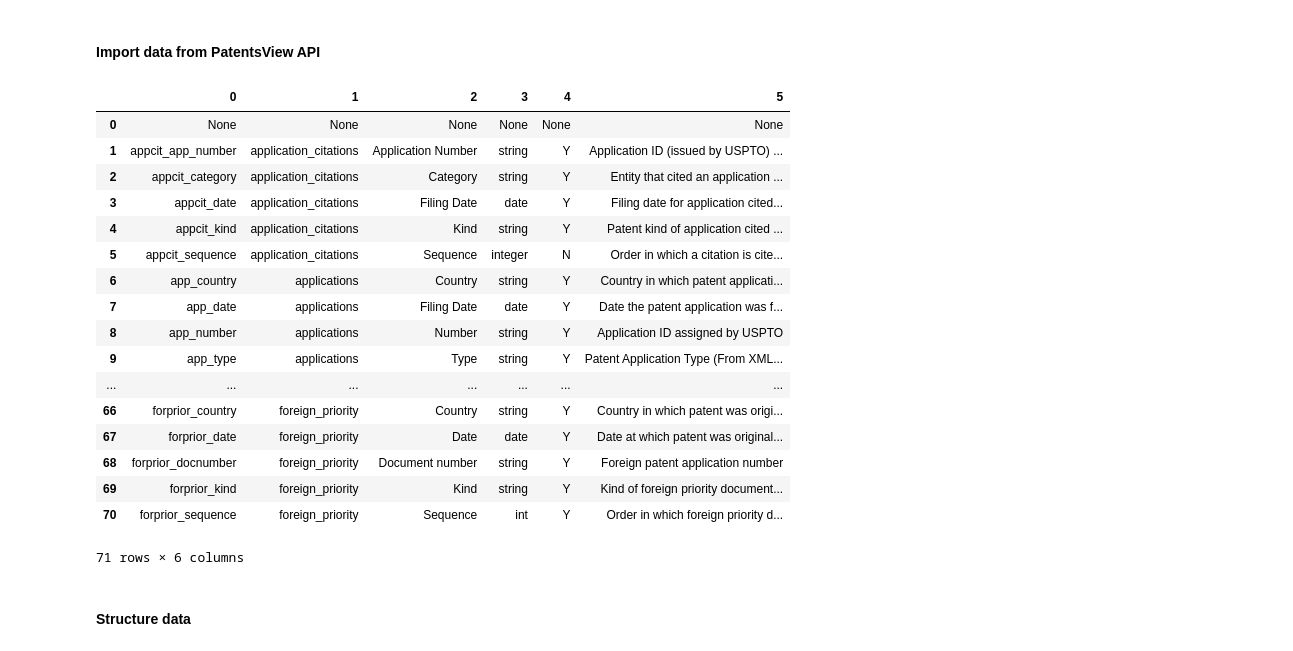
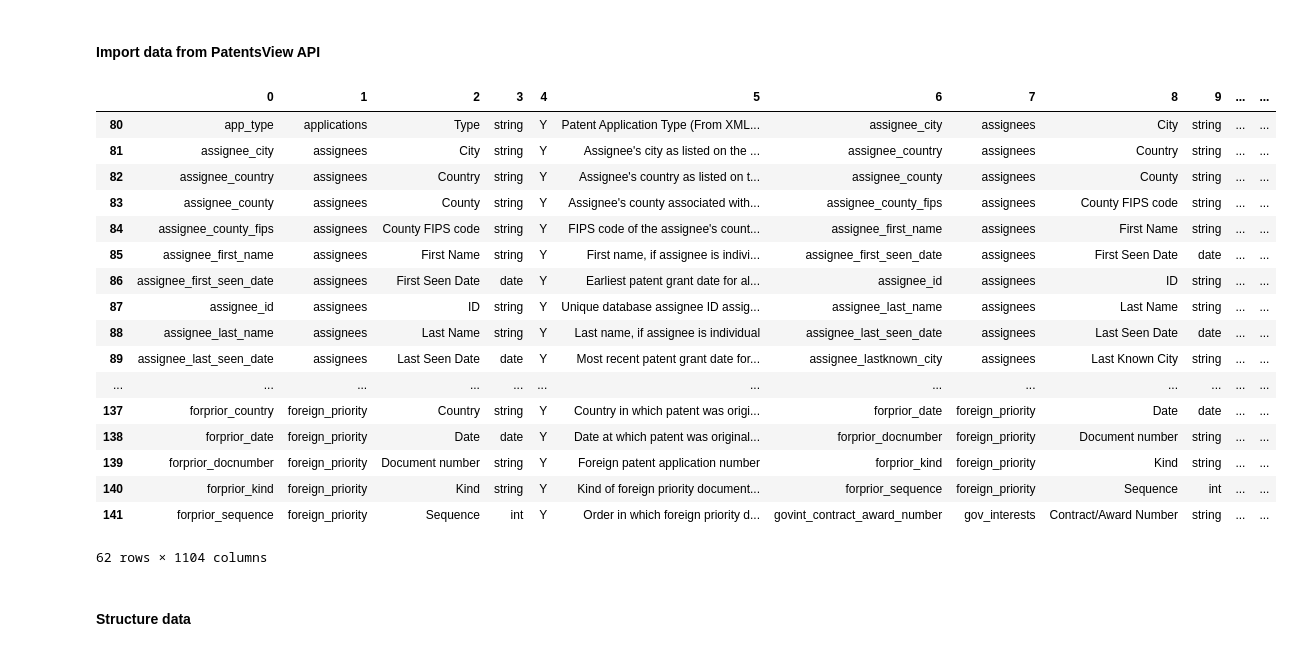
Before and after one commit to glmack/techniche, a Jupyter notebook: model_selection/topic_model.ipynb, the cells around one changed output. Saved outputs shown, nothing was run; the diff lists cells and outputs as text; code cells hidden in the pictures.

Commit message:
update topic_model.ipynb with patent_fields retrieval func edits

```diff
--- a/model_selection/topic_model.ipynb
+++ b/model_selection/topic_model.ipynb
@@ -103,30 +106,35 @@ def get_patent_fields():
         row = [tr.text for tr in td]
         l.append(row)
 
+    for tr in table_rows:
+        td = tr.find_all_next('td')
+        row = [tr.text for tr in td]
+        l.append(row)
+
     df = pd.DataFrame(l)
     return df
 # %%
 df_fields = get_patent_fields()
-df_fields
+df_fields[80:]
 # %% [output]
-|  | 0 | 1 | 2 | 3 | 4 | 5 |
-| 0 | None | None | None | None | None | None |
-| 1 | appcit_app_number | application_citations | Application Number | string | Y | Application ID (issued by USPTO) ... |
-| 2 | appcit_category | application_citations | Category | string | Y | Entity that cited an application ... |
-| 3 | appcit_date | application_citations | Filing Date | date | Y | Filing date for application cited... |
-| 4 | appcit_kind | application_citations | Kind | string | Y | Patent kind of application cited ... |
-| 5 | appcit_sequence | application_citations | Sequence | integer | N | Order in which a citation is cite... |
-| 6 | app_country | applications | Country | string | Y | Country in which patent applicati... |
-| 7 | app_date | applications | Filing Date | date | Y | Date the patent application was f... |
-| 8 | app_number | applications | Number | string | Y | Application ID assigned by USPTO |
-| 9 | app_type | applications | Type | string | Y | Patent Application Type (From XML... |
-| ... | ... | ... | ... | ... | ... | ... |
-| 66 | forprior_country | foreign_priority | Country | string | Y | Country in which patent was origi... |
-| 67 | forprior_date | foreign_priority | Date | date | Y | Date at which patent was original... |
-| 68 | forprior_docnumber | foreign_priority | Document number | string | Y | Foreign patent application number |
-| 69 | forprior_kind | foreign_priority | Kind | string | Y | Kind of foreign priority document... |
-| 70 | forprior_sequence | foreign_priority | Sequence | int | Y | Order in which foreign priority d... |
+|  | 0 | 1 | 2 | 3 | 4 | 5 | 6 | 7 | 8 | 9 | ... | ... |
+| 80 | app_type | applications | Type | string | Y | Patent Application Type (From XML... | assignee_city | assignees | City | string | ... | ... |
+| 81 | assignee_city | assignees | City | string | Y | Assignee's city as listed on the ... | assignee_country | assignees | Country | string | ... | ... |
+| 82 | assignee_country | assignees | Country | string | Y | Assignee's country as listed on t... | assignee_county | assignees | County | string | ... | ... |
+| 83 | assignee_county | assignees | County | string | Y | Assignee's county associated with... | assignee_county_fips | assignees | County FIPS code | string | ... | ... |
+| 84 | assignee_county_fips | assignees | County FIPS code | string | Y | FIPS code of the assignee's count... | assignee_first_name | assignees | First Name | string | ... | ... |
+| 85 | assignee_first_name | assignees | First Name | string | Y | First name, if assignee is indivi... | assignee_first_seen_date | assignees | First Seen Date | date | ... | ... |
+| 86 | assignee_first_seen_date | assignees | First Seen Date | date | Y | Earliest patent grant date for al... | assignee_id | assignees | ID | string | ... | ... |
+| 87 | assignee_id | assignees | ID | string | Y | Unique database assignee ID assig... | assignee_last_name | assignees | Last Name | string | ... | ... |
+| 88 | assignee_last_name | assignees | Last Name | string | Y | Last name, if assignee is individual | assignee_last_seen_date | assignees | Last Seen Date | date | ... | ... |
+| 89 | assignee_last_seen_date | assignees | Last Seen Date | date | Y | Most recent patent grant date for... | assignee_lastknown_city | assignees | Last Known City | string | ... | ... |
+| ... | ... | ... | ... | ... | ... | ... | ... | ... | ... | ... | ... | ... |
+| 137 | forprior_country | foreign_priority | Country | string | Y | Country in which patent was origi... | forprior_date | foreign_priority | Date | date | ... | ... |
+| 138 | forprior_date | foreign_priority | Date | date | Y | Date at which patent was original... | forprior_docnumber | foreign_priority | Document number | string | ... | ... |
+| 139 | forprior_docnumber | foreign_priority | Document number | string | Y | Foreign patent application number | forprior_kind | foreign_priority | Kind | string | ... | ... |
+| 140 | forprior_kind | foreign_priority | Kind | string | Y | Kind of foreign priority document... | forprior_sequence | foreign_priority | Sequence | int | ... | ... |
+| 141 | forprior_sequence | foreign_priority | Sequence | int | Y | Order in which foreign priority d... | govint_contract_award_number | gov_interests | Contract/Award Number | string | ... | ... |
-71 rows × 6 columns
+62 rows × 1104 columns
 # %%
 #%%capture
 data = get_ml_patents()
```
Also changed, not shown: parts of 2 cells of this notebook.
